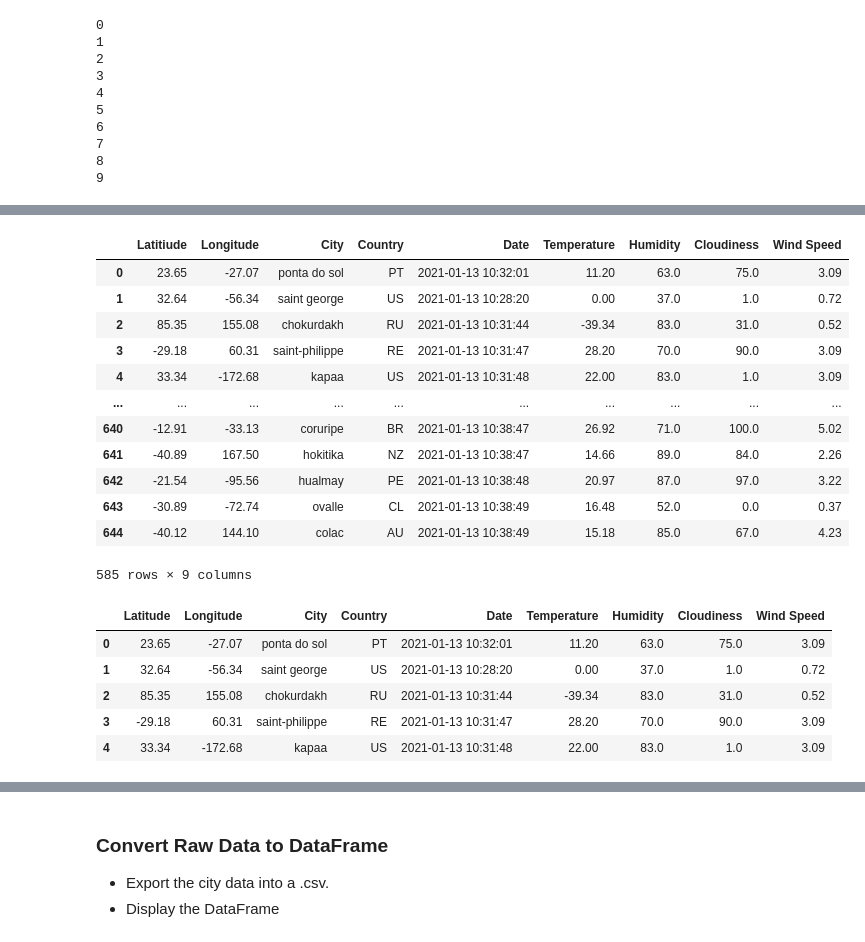
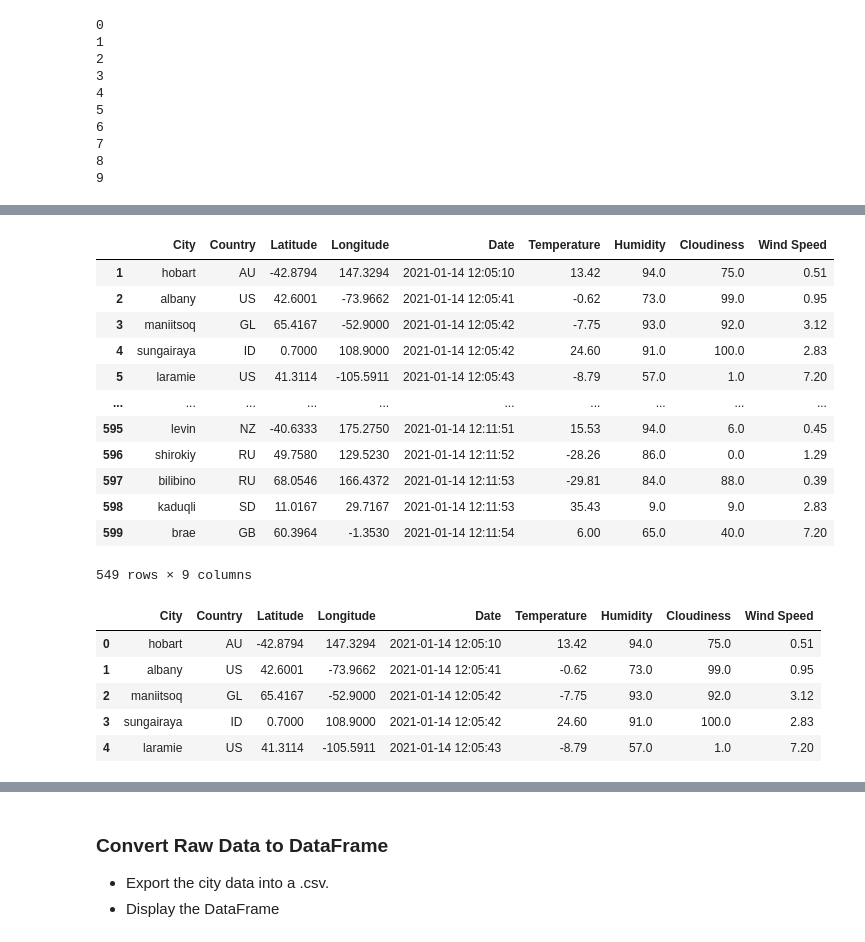
Before and after one commit to jMacProd/python-api-challenge3, a Jupyter notebook: WeatherPy/WeatherPy.ipynb, the cells around one changed output, grey strips where cells are left out. Cells and saved outputs as stored; diff of their text form; code cells hidden in the pictures.

```diff
--- a/WeatherPy/WeatherPy.ipynb
+++ b/WeatherPy/WeatherPy.ipynb
@@ -361,6 +361,9 @@ for g in range(0,10):
 8
 9
 # %%
+#Test for loop
+latnewt = []
+longnewt = []
 countryt = []
 datetimet = []
 tempst = []
@@ -378,6 +381,8 @@ for t in range(0,25):
     #    continue
         try:
             print(str((coordsunique.index[t])+1) + " Retrieving data for " + coordsunique["City"][t])
+            latnewt.append(responsetest1["coord"]["lat"])
+            longnewt.append(responsetest1["coord"]["lon"])
             countryt.append(responsetest1["sys"]["country"])
             convertdate = pd.to_datetime(responsetest1["dt"], unit='s')
             datetimet.append(convertdate)
@@ -421,6 +441,8 @@ range(0, 645)
 # %%
 # Adding temps, Humidity, Cloudiness and Wind Speed to the coods dataframe
 #Create a series of list of temperatures for each city
+latnew = []
+longnew = []
 country = []
 datetime = []
 temps = []
@@ -443,6 +465,8 @@ for i in range(0, len(coordsunique)):
 
         try:
             print("Processing Record " + str((coordsunique.index[i])+1) + " | " + coordsunique["City"][i])
+            latnew.append(response["coord"]["lat"])
+            longnew.append(response["coord"]["lon"])
             country.append(response["sys"]["country"])
             convertdate = pd.to_datetime(response["dt"], unit='s')
             datetime.append(convertdate)
@@ -452,6 +476,8 @@ for i in range(0, len(coordsunique)):
             wind.append(response["wind"]["speed"])
 
         except KeyError:
+            latnew.append(np.nan)
+            longnew.append(np.nan)
             country.append(np.nan)
             datetime.append(np.nan)
             temps.append(np.nan)
@@ -461,6 +487,8 @@ for i in range(0, len(coordsunique)):
 
     else:
         print(" City Not Found ")
+        latnew.append(np.nan)
+        longnew.append(np.nan)
         country.append(np.nan)
         datetime.append(np.nan)
         temps.append(np.nan)
@@ -504,0 +537,4 @@ print(len(wind))
+# %%
+#Drop original Lat and Long columns
+cityweather = coordsunique.drop(columns=["Latitiude", "Longitude"])
+cityweather
@@ -505,11 +555,13 @@ print(len(wind))
 # %%
 # Add new colums to df
 
-coordsunique['Country'] = country
-coordsunique['Date'] = datetime
-coordsunique['Temperature'] = temps
-coordsunique['Humidity'] = humid
-coordsunique['Cloudiness'] = cloud
-coordsunique['Wind Speed'] = wind
-coordsunique
+cityweather['Country'] = country
+cityweather["Latitude"] = latnew
+cityweather["Longitude"] = longnew
+cityweather['Date'] = datetime
+cityweather['Temperature'] = temps
+cityweather['Humidity'] = humid
+cityweather['Cloudiness'] = cloud
+cityweather['Wind Speed'] = wind
+cityweather
 # %% [output]
@@ -529,31 +581,30 @@ coordsunique
 # %%
-coordsunique.dropna(inplace= True)
-coordsunique
+cityweather.dropna(inplace= True)
+cityweather
 # %% [output]
-|  | Latitiude | Longitude | City | Country | Date | Temperature | Humidity | Cloudiness | Wind Speed |
-| 0 | 23.65 | -27.07 | ponta do sol | PT | 2021-01-13 10:32:01 | 11.20 | 63.0 | 75.0 | 3.09 |
-| 1 | 32.64 | -56.34 | saint george | US | 2021-01-13 10:28:20 | 0.00 | 37.0 | 1.0 | 0.72 |
-| 2 | 85.35 | 155.08 | chokurdakh | RU | 2021-01-13 10:31:44 | -39.34 | 83.0 | 31.0 | 0.52 |
-| 3 | -29.18 | 60.31 | saint-philippe | RE | 2021-01-13 10:31:47 | 28.20 | 70.0 | 90.0 | 3.09 |
-| 4 | 33.34 | -172.68 | kapaa | US | 2021-01-13 10:31:48 | 22.00 | 83.0 | 1.0 | 3.09 |
+|  | City | Country | Latitude | Longitude | Date | Temperature | Humidity | Cloudiness | Wind Speed |
+| 1 | hobart | AU | -42.8794 | 147.3294 | 2021-01-14 12:05:10 | 13.42 | 94.0 | 75.0 | 0.51 |
+| 2 | albany | US | 42.6001 | -73.9662 | 2021-01-14 12:05:41 | -0.62 | 73.0 | 99.0 | 0.95 |
+| 3 | maniitsoq | GL | 65.4167 | -52.9000 | 2021-01-14 12:05:42 | -7.75 | 93.0 | 92.0 | 3.12 |
+| 4 | sungairaya | ID | 0.7000 | 108.9000 | 2021-01-14 12:05:42 | 24.60 | 91.0 | 100.0 | 2.83 |
+| 5 | laramie | US | 41.3114 | -105.5911 | 2021-01-14 12:05:43 | -8.79 | 57.0 | 1.0 | 7.20 |
 | ... | ... | ... | ... | ... | ... | ... | ... | ... | ... |
-| 640 | -12.91 | -33.13 | coruripe | BR | 2021-01-13 10:38:47 | 26.92 | 71.0 | 100.0 | 5.02 |
-| 641 | -40.89 | 167.50 | hokitika | NZ | 2021-01-13 10:38:47 | 14.66 | 89.0 | 84.0 | 2.26 |
-| 642 | -21.54 | -95.56 | hualmay | PE | 2021-01-13 10:38:48 | 20.97 | 87.0 | 97.0 | 3.22 |
-| 643 | -30.89 | -72.74 | ovalle | CL | 2021-01-13 10:38:49 | 16.48 | 52.0 | 0.0 | 0.37 |
-| 644 | -40.12 | 144.10 | colac | AU | 2021-01-13 10:38:49 | 15.18 | 85.0 | 67.0 | 4.23 |
+| 595 | levin | NZ | -40.6333 | 175.2750 | 2021-01-14 12:11:51 | 15.53 | 94.0 | 6.0 | 0.45 |
+| 596 | shirokiy | RU | 49.7580 | 129.5230 | 2021-01-14 12:11:52 | -28.26 | 86.0 | 0.0 | 1.29 |
+| 597 | bilibino | RU | 68.0546 | 166.4372 | 2021-01-14 12:11:53 | -29.81 | 84.0 | 88.0 | 0.39 |
+| 598 | kaduqli | SD | 11.0167 | 29.7167 | 2021-01-14 12:11:53 | 35.43 | 9.0 | 9.0 | 2.83 |
+| 599 | brae | GB | 60.3964 | -1.3530 | 2021-01-14 12:11:54 | 6.00 | 65.0 | 40.0 | 7.20 |
-585 rows × 9 columns
+549 rows × 9 columns
 # %%
-coordsunique = coordsunique.rename(columns={"Latitiude":"Latitude"})
-coordsunique.index=range(0,len(coordsunique))
-coordsunique.head()
+cityweather.index=range(0,len(cityweather))
+cityweather.head()
 # %% [output]
-|  | Latitude | Longitude | City | Country | Date | Temperature | Humidity | Cloudiness | Wind Speed |
-| 0 | 23.65 | -27.07 | ponta do sol | PT | 2021-01-13 10:32:01 | 11.20 | 63.0 | 75.0 | 3.09 |
-| 1 | 32.64 | -56.34 | saint george | US | 2021-01-13 10:28:20 | 0.00 | 37.0 | 1.0 | 0.72 |
-| 2 | 85.35 | 155.08 | chokurdakh | RU | 2021-01-13 10:31:44 | -39.34 | 83.0 | 31.0 | 0.52 |
-| 3 | -29.18 | 60.31 | saint-philippe | RE | 2021-01-13 10:31:47 | 28.20 | 70.0 | 90.0 | 3.09 |
-| 4 | 33.34 | -172.68 | kapaa | US | 2021-01-13 10:31:48 | 22.00 | 83.0 | 1.0 | 3.09 |
+|  | City | Country | Latitude | Longitude | Date | Temperature | Humidity | Cloudiness | Wind Speed |
+| 0 | hobart | AU | -42.8794 | 147.3294 | 2021-01-14 12:05:10 | 13.42 | 94.0 | 75.0 | 0.51 |
+| 1 | albany | US | 42.6001 | -73.9662 | 2021-01-14 12:05:41 | -0.62 | 73.0 | 99.0 | 0.95 |
+| 2 | maniitsoq | GL | 65.4167 | -52.9000 | 2021-01-14 12:05:42 | -7.75 | 93.0 | 92.0 | 3.12 |
+| 3 | sungairaya | ID | 0.7000 | 108.9000 | 2021-01-14 12:05:42 | 24.60 | 91.0 | 100.0 | 2.83 |
+| 4 | laramie | US | 41.3114 | -105.5911 | 2021-01-14 12:05:43 | -8.79 | 57.0 | 1.0 | 7.20 |
 # %%
 #Create a list of temperatures for each city
 #temps = []
```
Also changed, not shown: parts of 32 cells of this notebook, 1 other file.
